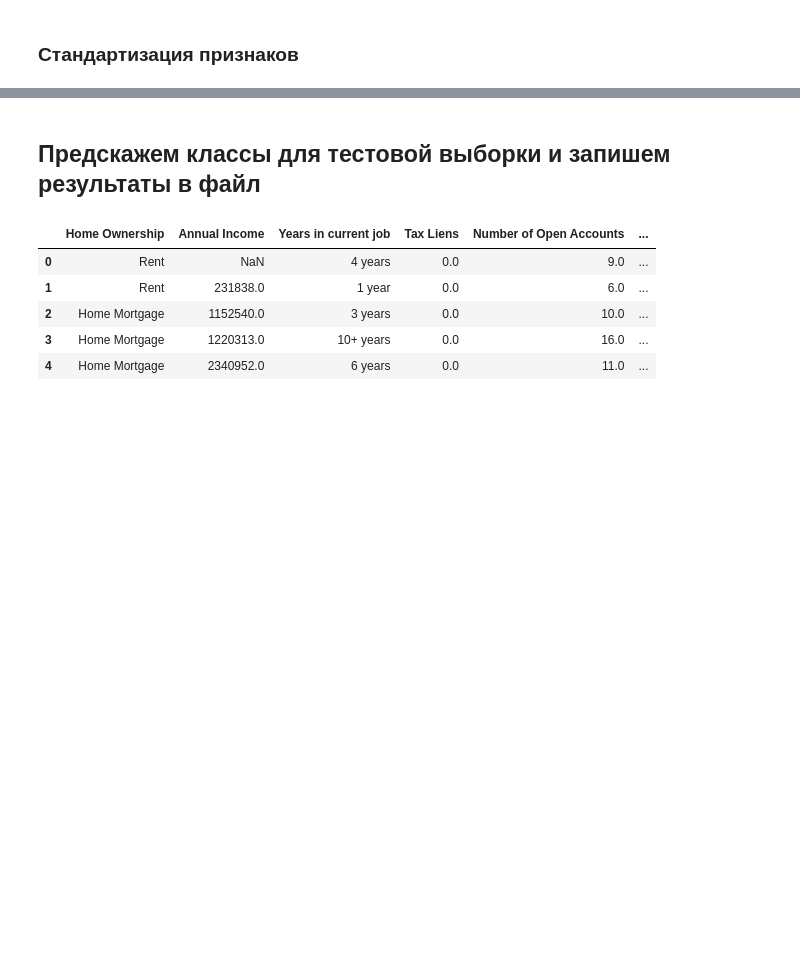
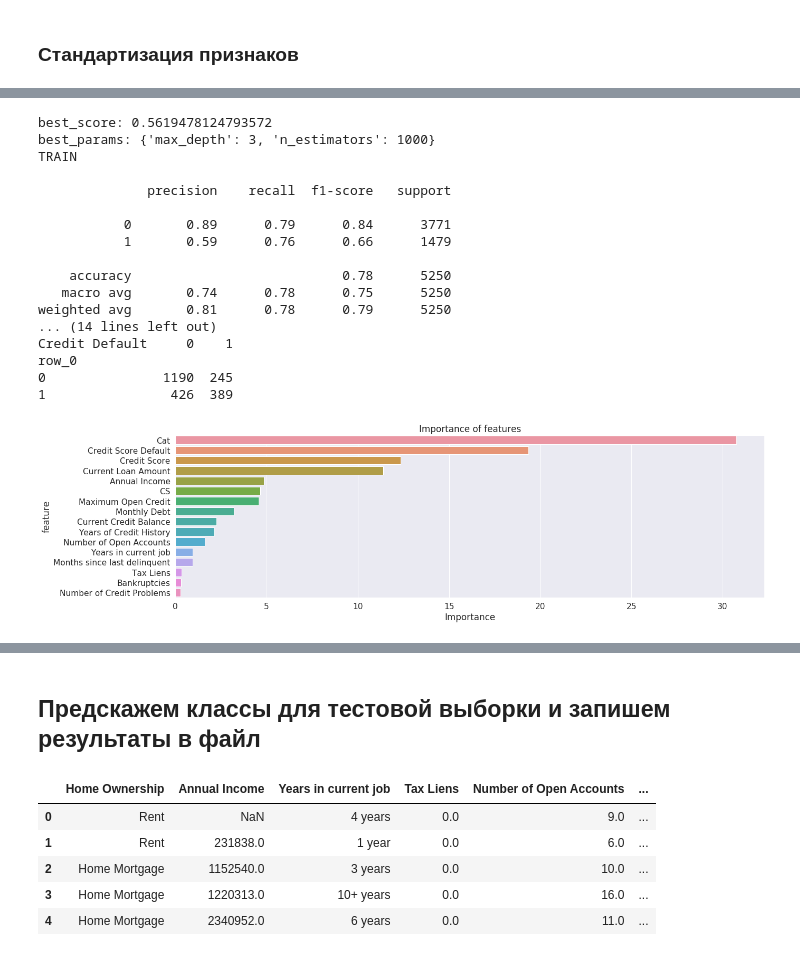
Before and after one commit to SemenovR/GB_PythonClassification, a Jupyter notebook: course_project/course_project.ipynb, the cells around one changed output, grey strips where cells are left out. Saved outputs shown, nothing was run; the diff lists cells and outputs as text; code cells hidden in the pictures; blank space fills up the shorter version.

```diff
--- a/course_project/course_project.ipynb
+++ b/course_project/course_project.ipynb
@@ -436,3 +370,0 @@ len(df[(df['Credit Score'].isna() & (df['Credit Default'] == 0))])
-# %%
-# Удалим строки с пустым Credit Score для таргета 0
-df = df[~(df['Credit Score'].isna() & (df['Credit Default'] == 0))]
@@ -470,0 +371,24 @@ df_copy = processing(df_copy)
+# %%
+# Обработка признаков часть 1
+def processing1(i_df, i_dict_ycj):
+    i_df['Years in current job'] = i_df['Years in current job'].apply(lambda x: i_dict_ycj.get(x, -1)) #0)) # -1))
+    i_df.loc[i_df['Months since last delinquent'].isna(), 'Months since last delinquent'] = -1 #0 #-1
+    i_df.loc[i_df['Bankruptcies'].isna(), 'Bankruptcies'] = -1 #0 #-1
+    i_df.loc[i_df['Credit Score'].isna(), 'Credit Score'] = -1
+    i_df['Credit Score > 5000'] = ((i_df['Credit Score']>5000)*1).astype(np.uint8)
+    i_df['Current Loan Amount 99999999'] = ((i_df['Current Loan Amount']==99999999)*1).astype(np.uint8)
+
+    #i_df['Maximum Open Credit 0'] = ((i_df['Maximum Open Credit']==0)*1).astype(np.uint8)
+    #i_df['Number of Credit Problems 0'] = ((i_df['Number of Credit Problems']==0)*1).astype(np.uint8)
+    #i_df['Tax Liens 0'] = ((i_df['Tax Liens']==0)*1).astype(np.uint8)
+
+    #i_df['Number of Credit Problems'] = (i_df['Number of Credit Problems']).astype(np.uint8)
+    #i_df['Tax Liens'] = (i_df['Tax Liens']).astype(np.uint8)
+    #i_df['Bankruptcies'] = (i_df['Bankruptcies']).astype(np.uint8)
+    #i_df['Number of Open Accounts'] = (i_df['Number of Open Accounts']).astype(np.uint8)
+    #i_df['Years in current job'] = (i_df['Years in current job']).astype(np.uint8)
+    #i_df['Months since last delinquent'] = (i_df['Months since last delinquent']).astype(np.uint8)
+    #i_df.loc[i_df['Annual Income'].isna(), 'Annual Income'] = ai_med
+    i_df = pd.get_dummies(i_df, drop_first=True)
+
+    return i_df
@@ -603,0 +601,24 @@ Wall time: 2.14 s
+# %%
+%%time
+# Обучаем первую модель
+#best_model, important_features_top = call_CBC(X_train_bal, y_train_bal, X_test, y_test)
+best_model, important_features_top = call_CBC(X_train, y_train, X_test, y_test)
+# %% [output]
+best_score: 0.5619478124793572
+best_params: {'max_depth': 3, 'n_estimators': 1000}
+TRAIN
+
+              precision    recall  f1-score   support
+
+           0       0.89      0.79      0.84      3771
+           1       0.59      0.76      0.66      1479
+
+    accuracy                           0.78      5250
+   macro avg       0.74      0.78      0.75      5250
+weighted avg       0.81      0.78      0.79      5250
+... (14 lines left out)
+Credit Default     0    1
+row_0
+0               1190  245
+1                426  389
+[figure, added]
```
Also changed, not shown: parts of 49 cells of this notebook, 1 other file.
